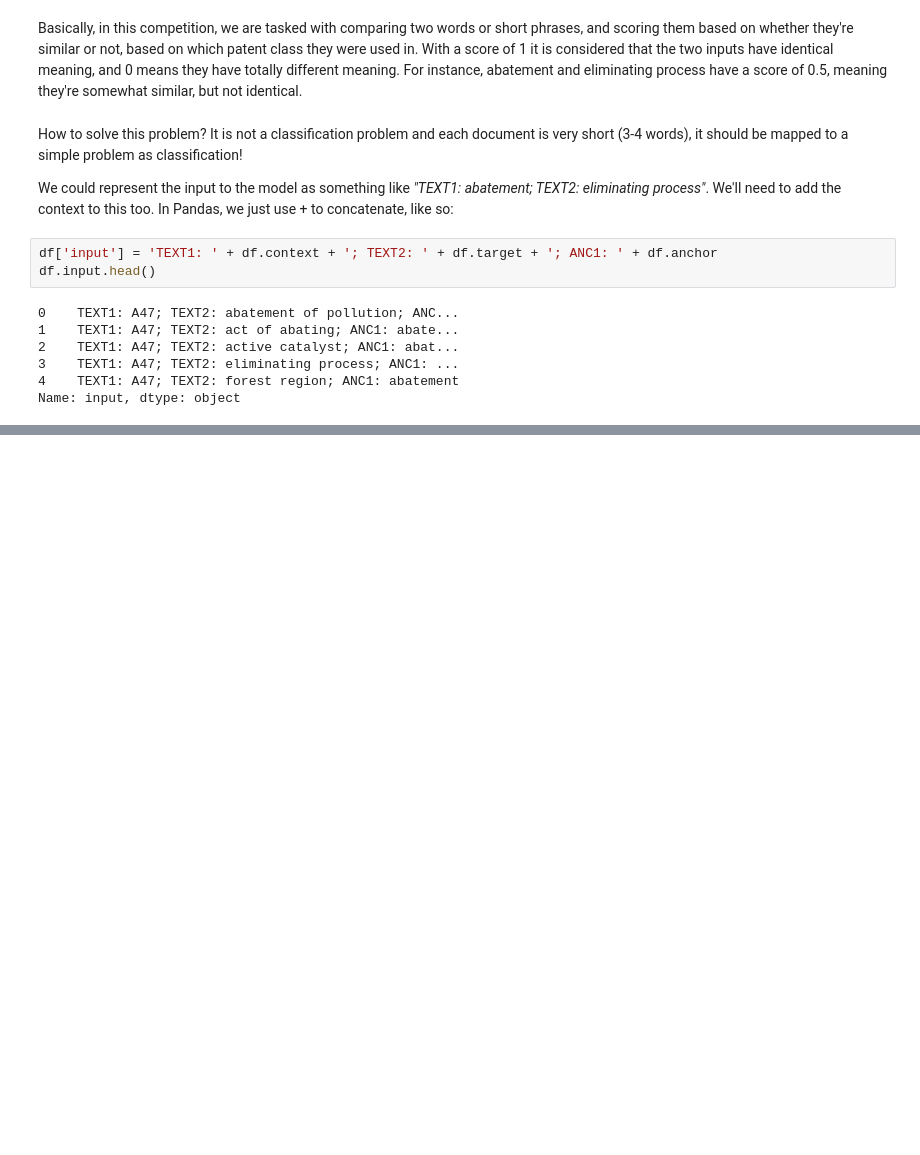
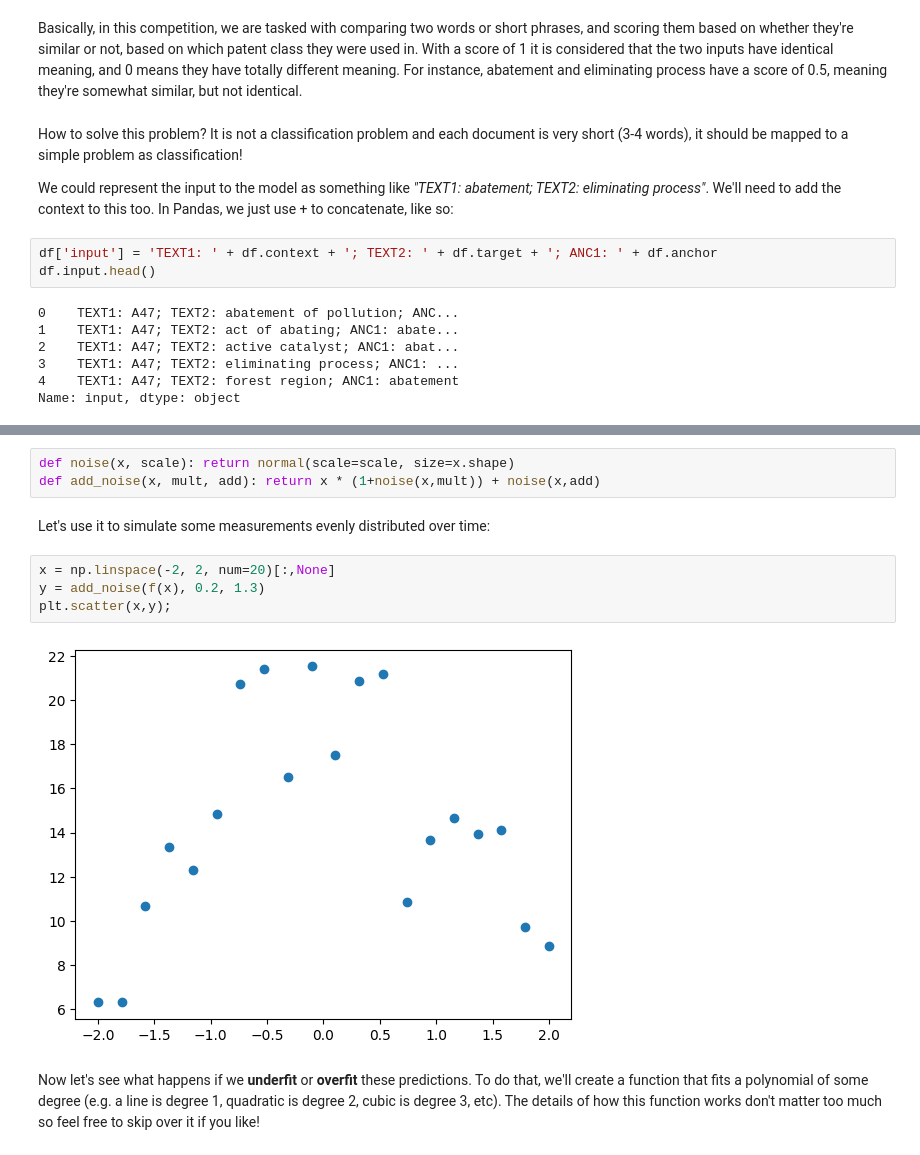
Before and after one commit to conti748/fastbook, a Jupyter notebook: 04_natural_language/lesson.ipynb, the cells around one changed output, grey strips where cells are left out. Drawn from its saved outputs; the diff is of its cells as text; blank space fills up the shorter version.

```diff
--- a/04_natural_language/lesson.ipynb
+++ b/04_natural_language/lesson.ipynb
@@ -148,0 +321,13 @@ Name: input, dtype: object
+# %%
+def noise(x, scale): return normal(scale=scale, size=x.shape)
+def add_noise(x, mult, add): return x * (1+noise(x,mult)) + noise(x,add)
+# %% [markdown]
+Let's use it to simulate some measurements evenly distributed over time:
+# %%
+x = np.linspace(-2, 2, num=20)[:,None]
+y = add_noise(f(x), 0.2, 1.3)
+plt.scatter(x,y);
+# %% [output]
+[figure, added]
+# %% [markdown]
+Now let's see what happens if we **underfit** or **overfit** these predictions. To do that, we'll create a function that fits a polynomial of some degree (e.g. a line is degree 1, quadratic is degree 2, cubic is degree 3, etc). The details of how this function works don't matter too much so feel free to skip over it if you like!
```
Also changed, not shown: parts of 85 cells of this notebook, 3 other files.
